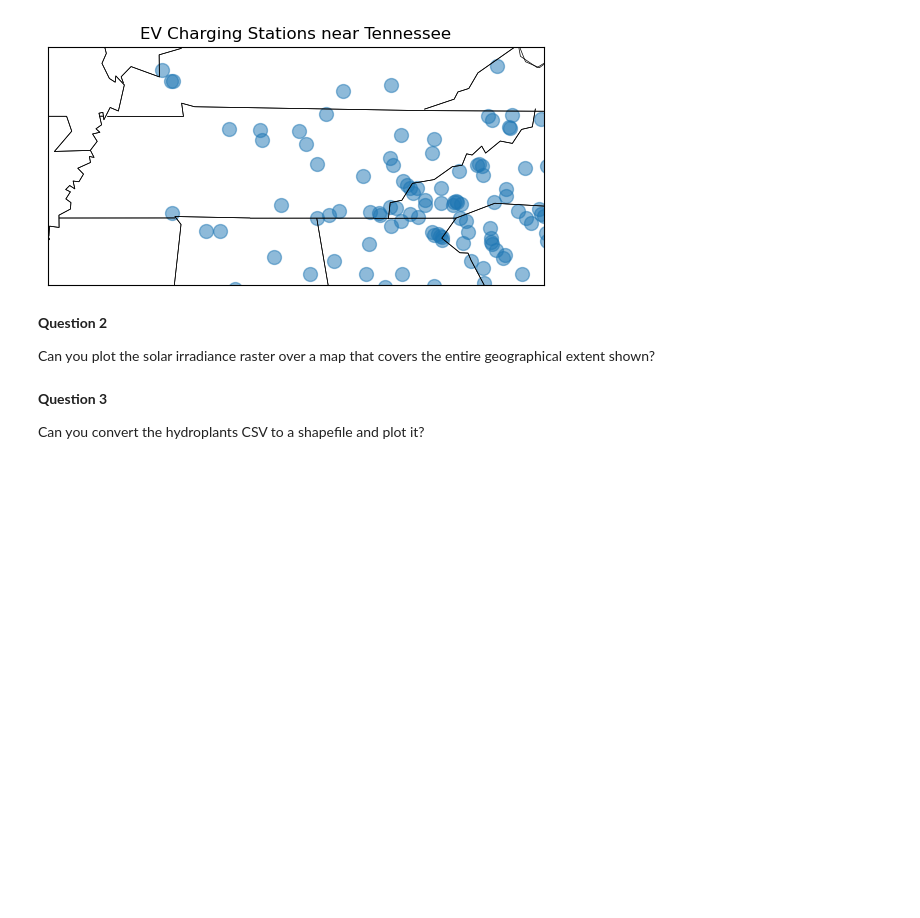
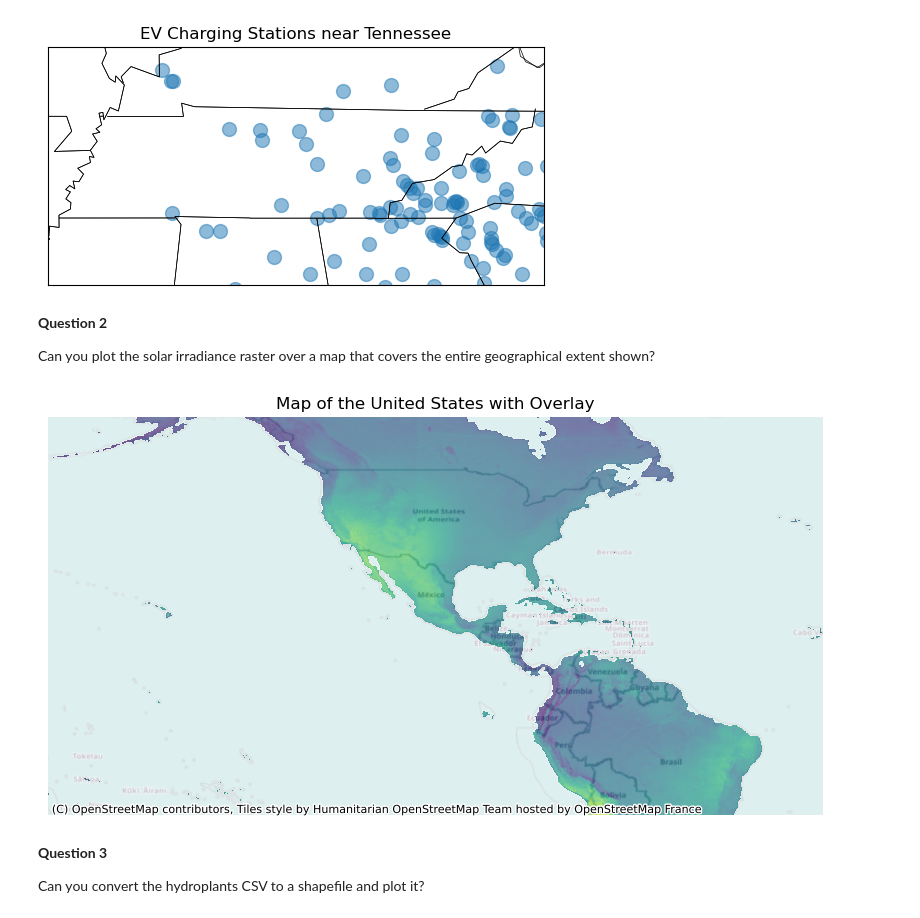
Before and after one commit to snakerat/GEOG-512, a Jupyter notebook: Geographic Data Handling & Mapping.ipynb, the cells around one changed output. Cells and saved outputs as stored; diff of their text form; code cells hidden in the pictures; blank space fills up the shorter version.

```diff
--- a/Geographic Data Handling & Mapping.ipynb
+++ b/Geographic Data Handling & Mapping.ipynb
@@ -623,3 +408,24 @@ plt.show()
+# %%
+import geopandas as gpd
+import matplotlib.pyplot as plt
+import rasterio
+from rasterio.plot import show
+import numpy as np
+import matplotlib.pyplot as plt
+from mpl_toolkits.basemap import Basemap
+import contextily as cx
+raster_file_path = "C:\\Users\\jpark107\\Downloads\\Geographic Data Handling and Mapping correct\\Geographic Data Handling and Mapping\\nsrdb3_dni.tif"
+
+# Open the raster image
+with rasterio.open(raster_file_path) as src:
+    fig, ax = plt.subplots(figsize=(10, 10))
+    show(src, ax=ax)
+    ax.set_title('Map of the United States with Overlay')
+    ax.set_axis_off()
+
+cx.add_basemap(ax, crs=src.crs.to_string(), alpha=0.3)
+# %% [output]
+[figure, added]
 # %% [markdown]
 **Question 3**
 
```
Also changed, not shown: parts of 11 cells of this notebook.
